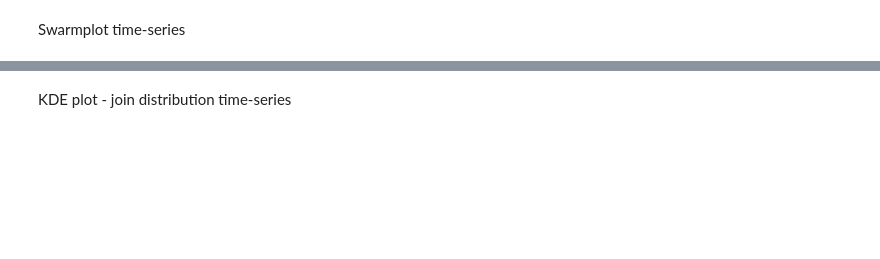
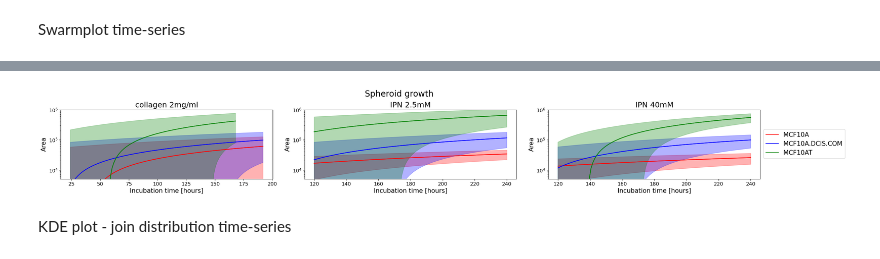
Before and after one commit to ArttuD/InstruProject, a Jupyter notebook: LindaPipes/Experimental_model_1/analysis_exp1.ipynb, the cells around one changed output, grey strips where cells are left out. Drawn from its saved outputs; the diff is of its cells as text; code cells hidden in the pictures; blank space fills up the shorter version.

```diff
--- a/LindaPipes/Experimental_model_1/analysis_exp1.ipynb
+++ b/LindaPipes/Experimental_model_1/analysis_exp1.ipynb
@@ -131,35 +179,44 @@ for i,unique_material in enumerate(unique_materials):
     handles=[]
     labels=[]
 
     for j,unique_line in enumerate(unique_lines):
         specific_specific_df_small = specific_df_small[(specific_df_small['cell_line'] == unique_line)]
         specific_specific_df_big = specific_df_big[(specific_df_big['cell_line'] == unique_line)]
         ax=axs[i]
 
 
         mymodel = np.poly1d(np.polyfit(specific_specific_df_big['incubation_time'], specific_specific_df_big['area'], 1))
-        myline = np.linspace(specific_specific_df_big['incubation_time'].min(), specific_specific_df_big['incubation_time'].max(), 100)
+        myline = np.linspace(specific_specific_df_big['incubation_time'].min(), specific_specific_df_big['incubation_time'].max(), 100)     # Generate a range of x values for plotting
+        fitted_values = mymodel(myline)     # Calculate the fitted line values
+
+        residuals = specific_specific_df_big['area'] - mymodel(specific_specific_df_big['incubation_time'])         # Calculate the uncertainty from std
+        std_error = np.std(residuals)
+
+        # Create the shaded region for uncertainty
+        ax.fill_between(myline, fitted_values - std_error, fitted_values + std_error, color=color[j], alpha=0.3)
 
         handle, = ax.plot(myline, mymodel(myline), color=color[j], label=unique_line)
 
         handles.append(handle)
         labels.append(unique_line)
 
         ax.plot(myline, mymodel(myline), color=color[j])
 
         ax.set_xlabel('Incubation time [hours]', fontsize= 15)
         ax.set_yscale('log')
         ax.set_ylabel('Area', fontsize= 15)
         ax.set_title(f'{unique_material}', fontsize= 18)
         ax.set_ylim(5000,1000000)
         #ax.set_xlim(25,250)
         #ax.set_ylim(0,0.6)
         ax.tick_params(axis='both', which='major', labelsize=12)
         ax.tick_params(axis='both', which='minor', labelsize=8)
 
 fig.legend(handles, labels, loc='center left', bbox_to_anchor=(0.9, 0.5), fontsize=15)
 
-plt.savefig(path +'/plots/Spheroid_growth_curve.png',dpi=300)
+plt.savefig(path +'/results/Spheroid_growth_curve.png',dpi=300)
+# %% [output]
+[figure, added]
 # %% [markdown]
 KDE plot - join distribution time-series
 # %%
```
Also changed, not shown: parts of 11 cells of this notebook, 1 other file.
